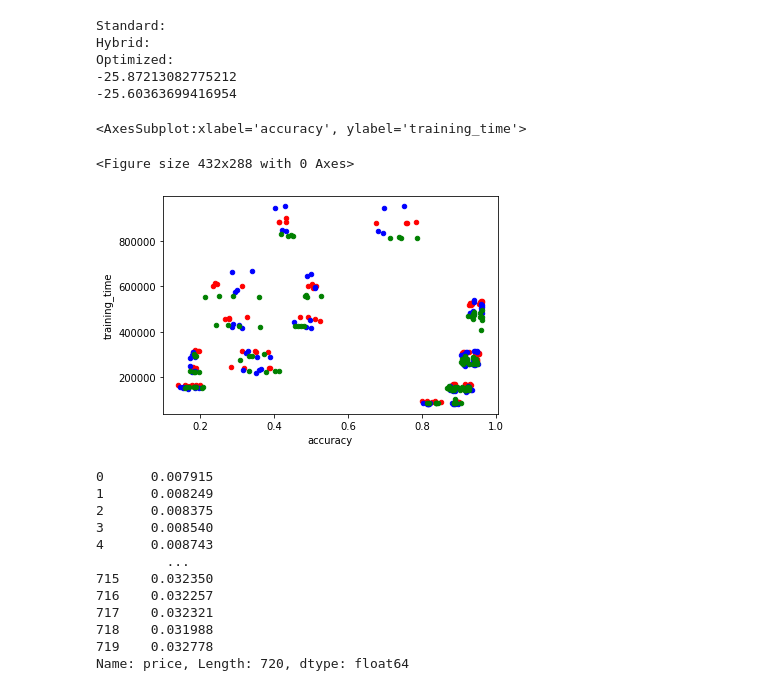
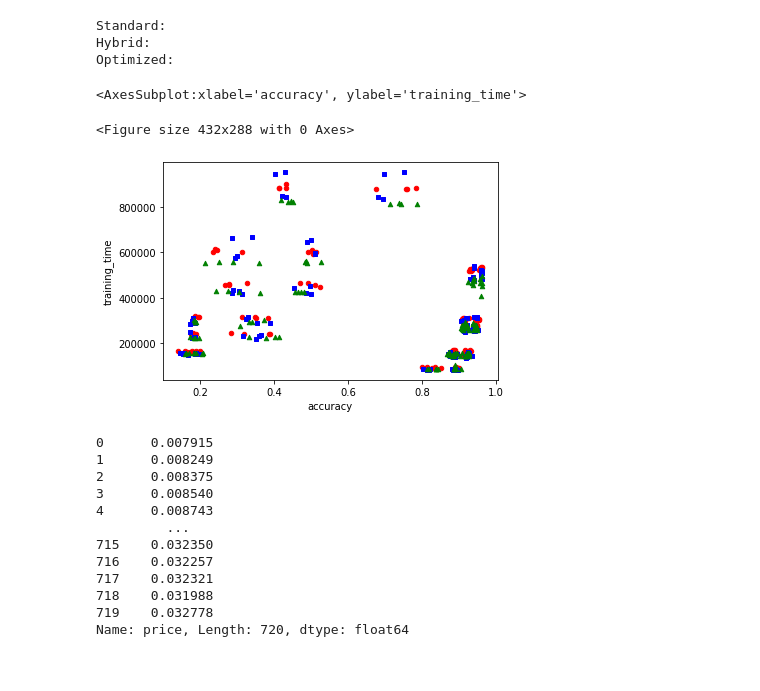
Before and after one commit to JeroenVanSteijn/CpuOptimizedGoogleCloud, a Jupyter notebook: plotting.ipynb, the cells around one changed output. Cells and saved outputs as stored; diff of their text form; code cells hidden in the pictures.

```diff
--- a/plotting.ipynb
+++ b/plotting.ipynb
@@ -9,6 +9,7 @@ from statsmodels.formula.api import ols
 import matplotlib.pyplot as plt
 # %%
 data_shuffeled = pd.read_csv("results.csv")
+data = pd.read_csv("results.csv")
 
 counter = 0
 for k in range(3):
@@ -28,25 +29,19 @@ acc2 = setup2['accuracy'].mean()
 setup3 = data[480:720:2]
 print("Optimized: ")
 acc3 = setup3['accuracy'].mean()
-
-
-print(((acc2 - acc1) / acc1) * 100)
-print(((acc3 - acc1) / acc1) * 100)
 # %% [output]
 Standard:
 Hybrid:
 Optimized:
--25.87213082775212
--25.60363699416954
 # %%
 fig1 = plt.figure()
-ax=setup1.plot.scatter(x='accuracy', y='training_time', color='r')
-setup2.plot.scatter(x='accuracy', y='training_time', color='b', ax=ax)
-setup3.plot.scatter(x='accuracy', y='training_time', color='g', ax=ax)
+ax=setup1.plot.scatter(x='accuracy', y='training_time', color='r', marker='o')
+setup2.plot.scatter(x='accuracy', y='training_time', color='b', ax=ax, marker='s')
+setup3.plot.scatter(x='accuracy', y='training_time', color='g', ax=ax, marker='^')
 # %% [output]
 <AxesSubplot:xlabel='accuracy', ylabel='training_time'>
 <Figure size 432x288 with 0 Axes>
-[figure, old version]
+[figure, new version]
 # %%
 price_standard =  0.194236
 price_optimized = 0.2088
```
Also changed, not shown: 1 other file.
